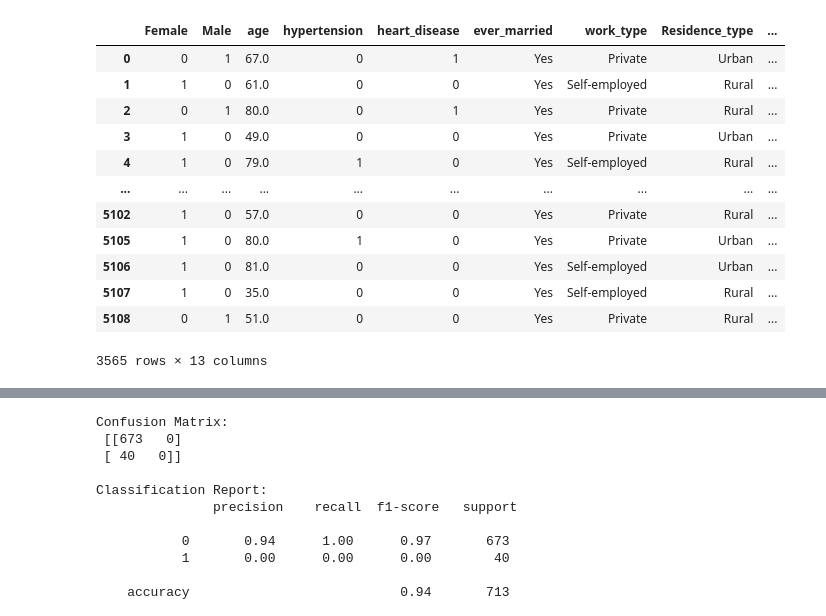
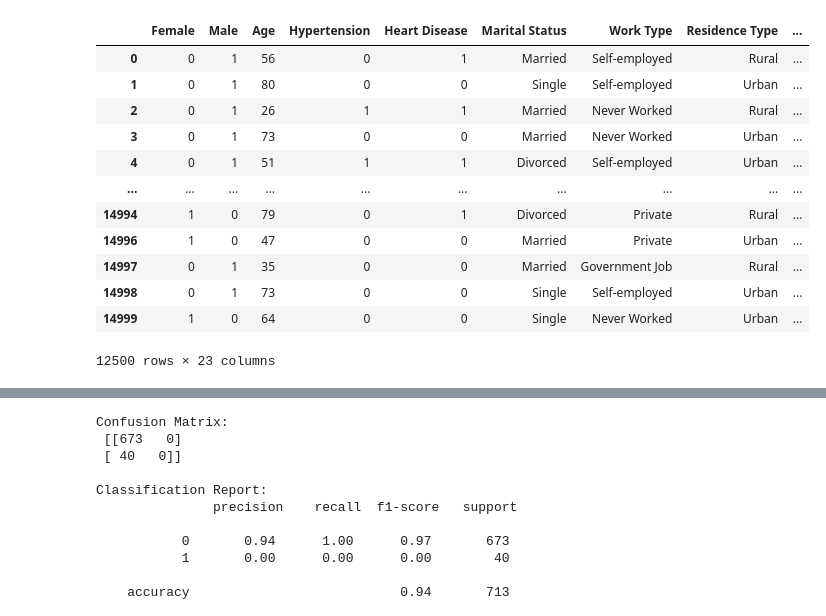
Before and after one commit to dyang0910/AI4ALL, a Jupyter notebook: Stroke_Project.ipynb, the cells around one changed output, grey strips where cells are left out. Saved outputs shown, nothing was run; the diff lists cells and outputs as text; code cells hidden in the pictures.

```diff
--- a/Stroke_Project.ipynb
+++ b/Stroke_Project.ipynb
@@ -10,39 +10,46 @@ from sklearn.metrics import classification_report, confusion_matrix, roc_auc_sco
 from sklearn.preprocessing import StandardScaler, LabelEncoder
 # %%
 # Data Pre-processing
-df = pd.read_csv("healthcare-dataset-stroke-data.csv")
-# Inputed missing bmi with the median values of other bmi
-df['bmi'] = df['bmi'].fillna(df['bmi'].median())
-# Drop the Null Values
+df = pd.read_csv('stroke_prediction_dataset.csv')
+# Drop the Null values
 df = df.dropna()
-# Drop the 'Other' values in the 'gender' column
-df = df.drop(df.index[df['gender'] == 'Other'])
-df = df.drop(df.index[df['smoking_status'] == 'Unknown'])
-# Assign dummy variables to the 'gender' column
-dummies1 = pd.get_dummies(df['gender'], dtype=int)
+# Drop the 'Patient ID', 'Patient Name' columns
+df = df.drop(columns=['Patient ID', 'Patient Name'], axis=1)
+# Assign dummy variables to the 'Gender' column
+dummies1 = pd.get_dummies(df['Gender'], dtype=int)
 clean_df = pd.concat([dummies1, df], axis=1)
-clean_df = clean_df.drop(columns='gender')
-# Drop the id column
-clean_df = clean_df.drop(columns='id')
-# Filter out age that are less than 1 and assign ages into categories
-clean_df = clean_df[clean_df['age'] > 1]
-bins = [1, 10, 20, 30, 40, 50, 60, 70, 80, np.inf]
-names = ['1-10', '11-20', '21-30', '31-40', '41-50', '51-60', '61-70', '71-80', '80+']
-df['AgeRange'] = pd.cut(df['age'], bins, labels=names)
-clean_df['AgeRange'] = df['AgeRange']
+clean_df = clean_df.drop(columns='Gender')
+# # Assign dummy variables to the 'Diagnosis' column
+# dummies2 = pd.get_dummies(df['Diagnosis'], dtype=int)
+# clean_df = pd.concat([dummies2, df], axis=1).rename(columns={'no': 'no_stroke', 'yes': 'stroke'})
+# clean_df = clean_df.drop(columns='Diagnosis')
+# Modify the 'Cholesterol Levels', 'Blood Pressure Levels' columns
+clean_df['Lower Blood Pressure'] = clean_df['Blood Pressure Levels'].str.split('/', expand=True)[0]
+
+clean_df['Higher Blood Pressure'] = clean_df['Blood Pressure Levels'].str.split('/', expand=True)[1]
+
+clean_df = clean_df.drop(columns='Blood Pressure Levels')
+
+clean_df['HDL'] = clean_df['Cholesterol Levels'].str.split(",", expand=True)[0]
+clean_df['HDL'] = clean_df['HDL'].str.split(':', expand=True)[1]
+
+clean_df['LDL'] = clean_df['Cholesterol Levels'].str.split(",", expand=True)[1]
+clean_df['LDL'] = clean_df['LDL'].str.split(':', expand=True)[1]
+
+clean_df = clean_df.drop(columns='Cholesterol Levels', axis=1)
 clean_df
 # %% [output]
-|  | Female | Male | age | hypertension | heart_disease | ever_married | work_type | Residence_type | ... |
-| 0 | 0 | 1 | 67.0 | 0 | 1 | Yes | Private | Urban | ... |
-| 1 | 1 | 0 | 61.0 | 0 | 0 | Yes | Self-employed | Rural | ... |
-| 2 | 0 | 1 | 80.0 | 0 | 1 | Yes | Private | Rural | ... |
-| 3 | 1 | 0 | 49.0 | 0 | 0 | Yes | Private | Urban | ... |
-| 4 | 1 | 0 | 79.0 | 1 | 0 | Yes | Self-employed | Rural | ... |
+|  | Female | Male | Age | Hypertension | Heart Disease | Marital Status | Work Type | Residence Type | ... |
+| 0 | 0 | 1 | 56 | 0 | 1 | Married | Self-employed | Rural | ... |
+| 1 | 0 | 1 | 80 | 0 | 0 | Single | Self-employed | Urban | ... |
+| 2 | 0 | 1 | 26 | 1 | 1 | Married | Never Worked | Rural | ... |
+| 3 | 0 | 1 | 73 | 0 | 0 | Married | Never Worked | Urban | ... |
+| 4 | 0 | 1 | 51 | 1 | 1 | Divorced | Self-employed | Urban | ... |
 | ... | ... | ... | ... | ... | ... | ... | ... | ... | ... |
-| 5102 | 1 | 0 | 57.0 | 0 | 0 | Yes | Private | Rural | ... |
-| 5105 | 1 | 0 | 80.0 | 1 | 0 | Yes | Private | Urban | ... |
-| 5106 | 1 | 0 | 81.0 | 0 | 0 | Yes | Self-employed | Urban | ... |
-| 5107 | 1 | 0 | 35.0 | 0 | 0 | Yes | Self-employed | Rural | ... |
-| 5108 | 0 | 1 | 51.0 | 0 | 0 | Yes | Private | Rural | ... |
+| 14994 | 1 | 0 | 79 | 0 | 1 | Divorced | Private | Rural | ... |
+| 14996 | 1 | 0 | 47 | 0 | 0 | Married | Private | Urban | ... |
+| 14997 | 0 | 1 | 35 | 0 | 0 | Married | Government Job | Rural | ... |
+| 14998 | 0 | 1 | 73 | 0 | 0 | Single | Self-employed | Urban | ... |
+| 14999 | 1 | 0 | 64 | 0 | 0 | Single | Never Worked | Urban | ... |
-3565 rows × 13 columns
+12500 rows × 23 columns
 # %%
```
Also changed, not shown: parts of 8 cells of this notebook.
